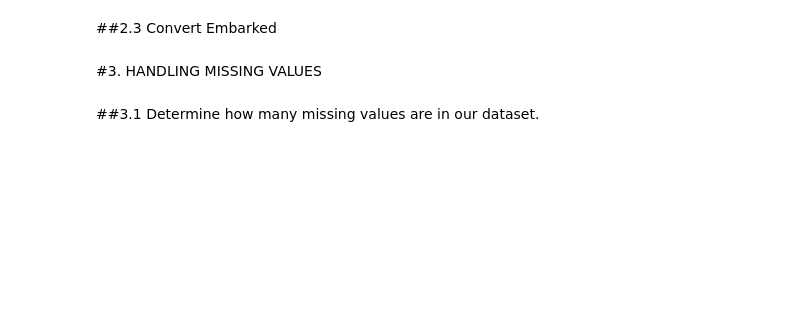
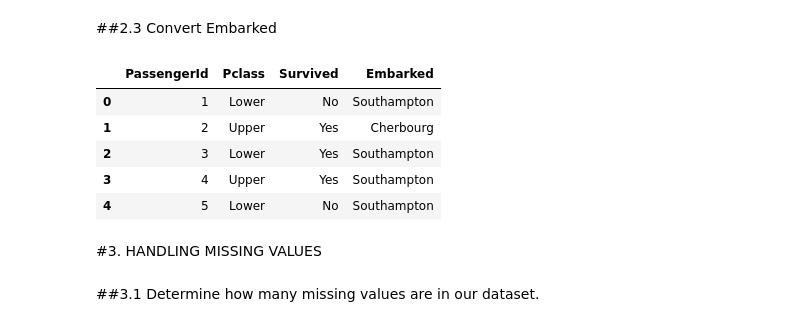
Before and after one commit to RheaMimiCarillo/skillspire-ai-ml, a Jupyter notebook: ADA_Lab_3.ipynb, the cells around one changed output. Drawn from its saved outputs; the diff is of its cells as text; code cells hidden in the pictures; blank space fills up the shorter version.

```diff
--- a/ADA_Lab_3.ipynb
+++ b/ADA_Lab_3.ipynb
@@ -51,5 +98,26 @@ A dummy variable is a binary variable used to represent categorical data in stat
 # %% [markdown]
 ##2.3 Convert Embarked
+# %%
+# Convert embarked (C, Q, S) to {Cherbourg, Queenstown, Southampton}
+
+# C = Cherbourg, Q = Queenstown, S = Southampton
+
+embarked = {
+  "C": "Cherbourg",
+  "Q": "Queenstown",
+  "S": "Southampton"
+}
+
+df["Embarked"] = df["Embarked"].replace(embarked)
+
+df[["PassengerId", "Pclass", "Survived", "Embarked"]].head()
+# %% [output]
+|  | PassengerId | Pclass | Survived | Embarked |
+| 0 | 1 | Lower | No | Southampton |
+| 1 | 2 | Upper | Yes | Cherbourg |
+| 2 | 3 | Lower | Yes | Southampton |
+| 3 | 4 | Upper | Yes | Southampton |
+| 4 | 5 | Lower | No | Southampton |
 # %% [markdown]
 #3. HANDLING MISSING VALUES
 # %% [markdown]
```
Also changed, not shown: parts of 17 cells of this notebook.
